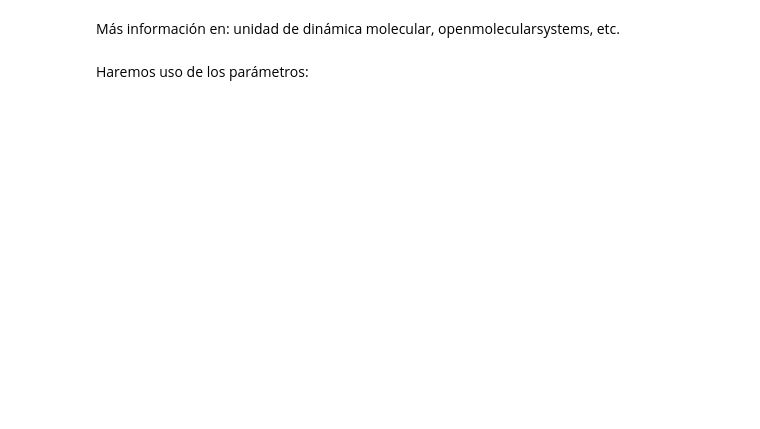
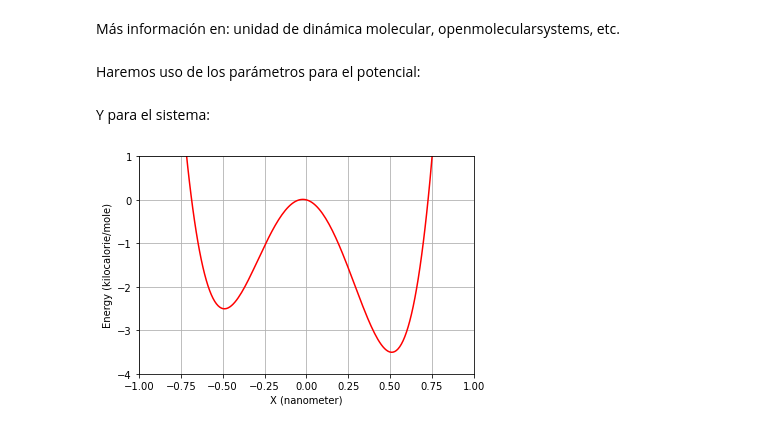
Before and after one commit to uibcdf/Academia, a Jupyter notebook: academia/Diseño_racional_de_moleculas/Doble_pozo/Doble_pozo.ipynb, the cells around one changed output. Cells and saved outputs as stored; diff of their text form; code cells hidden in the pictures; blank space fills up the shorter version.

Commit message:
First version of notebook about double well potential in drug design

```diff
--- a/academia/Diseño_racional_de_moleculas/Doble_pozo/Doble_pozo.ipynb
+++ b/academia/Diseño_racional_de_moleculas/Doble_pozo/Doble_pozo.ipynb
@@ -19,5 +21,5 @@ V(x,y,z)=E_{0}\left[ \left(\frac{x}{a}\right)^4 -2\left(\frac{x}{a}\right)^2 \ri
 # %% [markdown]
 Más información en: unidad de dinámica molecular, openmolecularsystems, etc.
 # %% [markdown]
-Haremos uso de los parámetros:
+Haremos uso de los parámetros para el potencial:
 # %%
@@ -26,0 +30,2 @@ b=1.0 * unit.kilocalories_per_mole # vertical shift of basins (approx.)
+# %% [markdown]
+Y para el sistema:
@@ -26,0 +34,19 @@ b=1.0 * unit.kilocalories_per_mole # vertical shift of basins (approx.)
+# %%
+osystem = oms.DoubleWell(mass=35.453*unit.amu, Eo=3.0*unit.kilocalories_per_mole,
+                         a=5*unit.angstrom, b=0.5*unit.kilocalories_per_mole,
+                         k=1.0*unit.kilocalories_per_mole/unit.angstrom**2)
+# %%
+xyz_serie = np.zeros([200,3]) * unit.nanometers
+xyz_serie[:,0] = np.linspace(-1.0, 1.0, num=200) * unit.nanometers
+
+potential = osystem.evaluate_potential(xyz_serie)
+
+plt.plot(xyz_serie[:,0], potential, 'r-')
+plt.ylim(-4,1)
+plt.xlim(-1,1)
+plt.grid()
+plt.xlabel("X ({})".format(unit.nanometers))
+plt.ylabel("Energy ({})".format(unit.kilocalories_per_mole))
+plt.show()
+# %% [output]
+[figure, added]
```
Also changed, not shown: parts of 24 cells of this notebook.
